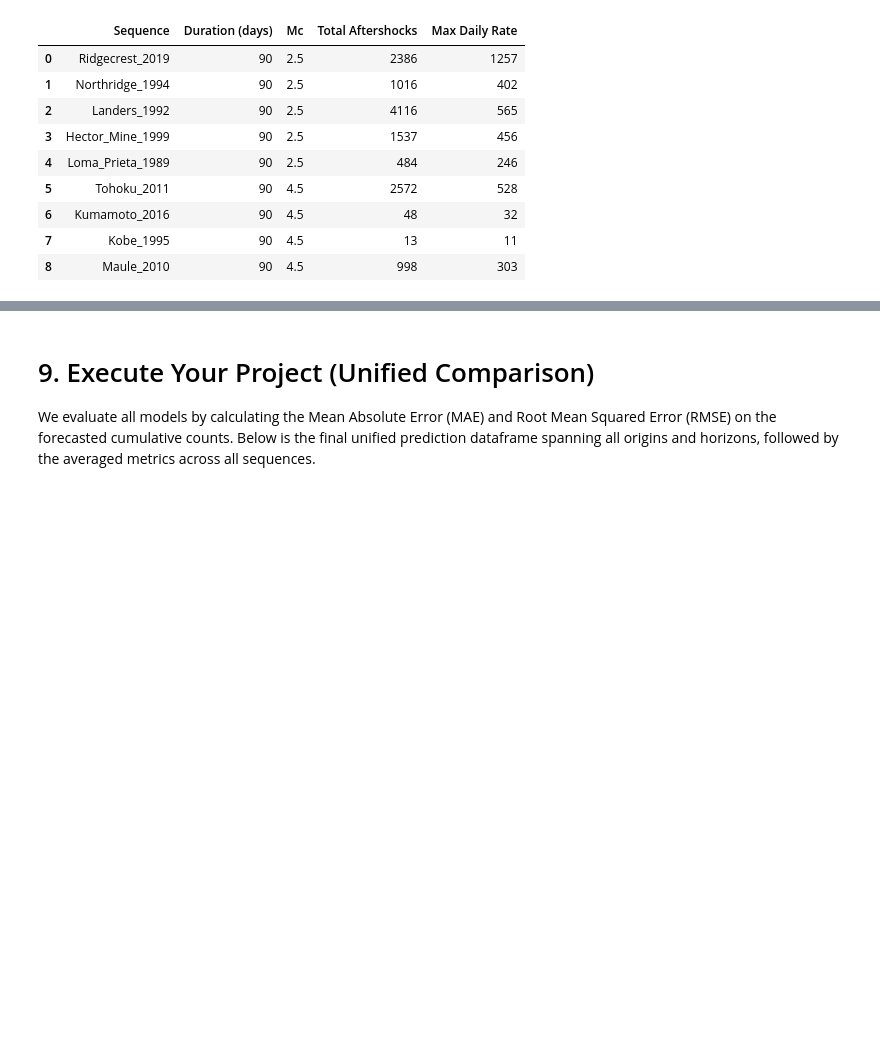
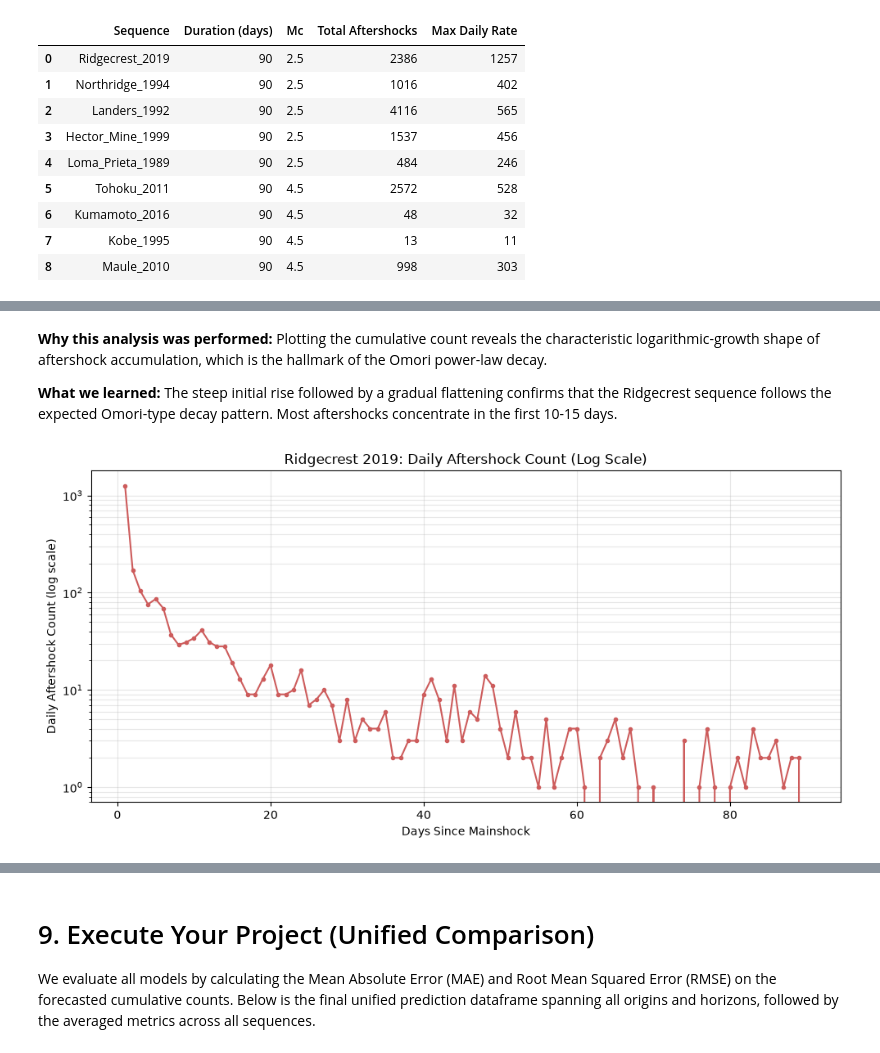
Before and after one commit to cronenberg64/aftershock-decay-forecasting, a Jupyter notebook: notebooks/capstone_main.ipynb, the cells around one changed output, grey strips where cells are left out. Saved outputs shown, nothing was run; the diff lists cells and outputs as text; code cells hidden in the pictures; blank space fills up the shorter version.

```diff
--- a/notebooks/capstone_main.ipynb
+++ b/notebooks/capstone_main.ipynb
@@ -238,0 +197,20 @@ We applied the following suite of models using rolling-origin cross-validation (
+# %% [markdown]
+**Why this analysis was performed:**
+Plotting the cumulative count reveals the characteristic logarithmic-growth shape of aftershock accumulation, which is the hallmark of the Omori power-law decay.
+
+**What we learned:**
+The steep initial rise followed by a gradual flattening confirms that the Ridgecrest sequence follows the expected Omori-type decay pattern. Most aftershocks concentrate in the first 10-15 days.
+# %%
+# Plot 2: Daily aftershock count with log y-axis
+fig, ax = plt.subplots(figsize=(10, 5))
+ax.plot(rc_daily['days_since_mainshock'], rc_daily['daily_count'],
+        color='indianred', linewidth=1.5, marker='o', markersize=3)
+ax.set_xlabel('Days Since Mainshock')
+ax.set_ylabel('Daily Aftershock Count (log scale)')
+ax.set_title('Ridgecrest 2019: Daily Aftershock Count (Log Scale)')
+ax.set_yscale('log')
+ax.grid(True, alpha=0.3, which='both')
+plt.tight_layout()
+plt.show()
+# %% [output]
+[figure, added]
```
Also changed, not shown: parts of 100 cells of this notebook, 3 other files.
